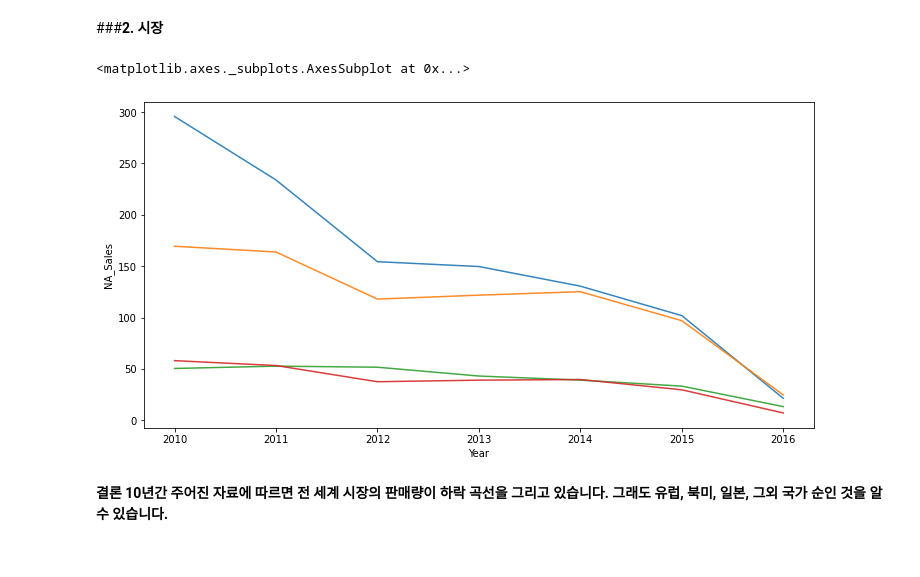
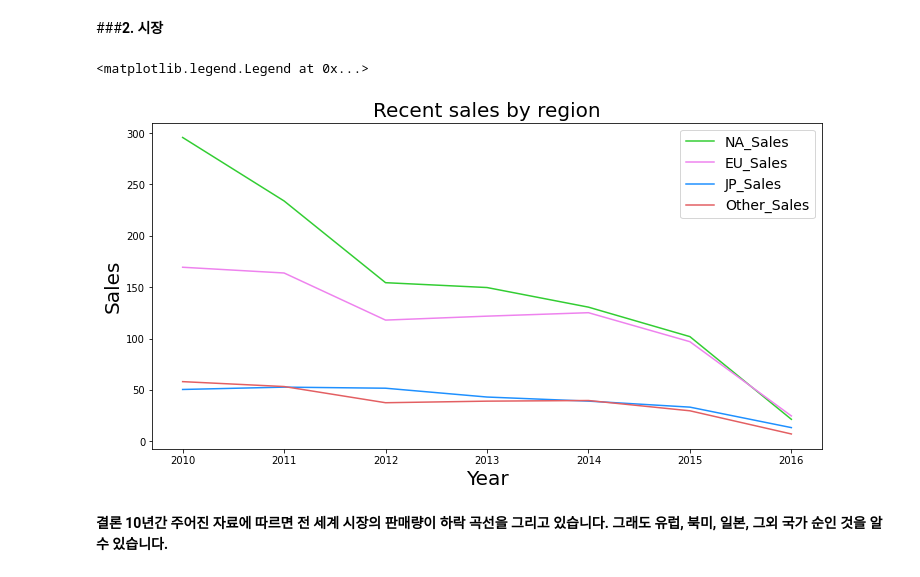
Before and after one commit to okok7272/CodeStatesProject, a Jupyter notebook: Section1/Project1_game_trends.ipynb, the cells around one changed output. Cells and saved outputs as stored; diff of their text form; code cells hidden in the pictures.

```diff
--- a/Section1/Project1_game_trends.ipynb
+++ b/Section1/Project1_game_trends.ipynb
@@ -909,0 +997,9 @@ game_all[wi_cond]
+# %%
+plt.title("Wii Sport의 국가 별 판매량")
+sns.set_palette('pastel')
+C_labels=['NA','EU','JP','Other']
+explode=[0.05, 0.05, 0.05, 0.05]
+wedgeprops={'width': 0.7, 'edgecolor': 'w', 'linewidth': 5}
+
+plt.pie(wii_rto,labels=C_labels,explode=explode,autopct='%.1f%%',shadow=True,wedgeprops=wedgeprops)
+plt.show()
@@ -968,18 +1071,22 @@ new_games = new_game[year_condition2]
 # %%
 ngames_yearNA=new_games.groupby('Year', as_index=False )['NA_Sales'].sum()
 ngames_yearEU=new_games.groupby('Year', as_index=False )['EU_Sales'].sum()
 ngames_yearJP=new_games.groupby('Year', as_index=False )['JP_Sales'].sum()
 ngames_yearOT=new_games.groupby('Year', as_index=False )['Other_Sales'].sum()
 ngames_yearALL=new_games.groupby('Year', as_index=False )['All_Sales'].sum()
 #sns.lineplot(x='Year',y='All_Sales',data=ngames_yearALL,ci=False,alpha=0.9,palette='pastel' )
 plt.figure(figsize=(12,6))
-sns.lineplot(x='Year',y='NA_Sales',data=ngames_yearNA,ci=False,alpha=0.9,palette='pastel' )
-sns.lineplot(x='Year',y='EU_Sales',data=ngames_yearEU,ci=False,alpha=0.9,palette='pastel' )
-sns.lineplot(x='Year',y='JP_Sales',data=ngames_yearJP,ci=False,alpha=0.9,palette='pastel' )
-sns.lineplot(x='Year',y='Other_Sales',data=ngames_yearOT,ci=False,alpha=0.9,palette='pastel' )
+plt.plot(ngames_yearNA.Year,ngames_yearNA.NA_Sales,label='NA_Sales',color='limegreen')
+plt.plot(ngames_yearEU.Year,ngames_yearEU.EU_Sales,label='EU_Sales',color='violet')
+plt.plot(ngames_yearJP.Year,ngames_yearJP.JP_Sales,label='JP_Sales',color='dodgerblue')
+plt.plot(ngames_yearOT.Year,ngames_yearOT.Other_Sales,label='Other_Sales',color='#e35f62',)
+plt.xlabel('Year',fontsize=20)
+plt.ylabel('Sales',fontsize= 20)
+plt.title('Recent sales by region', fontsize= 20)
+plt.legend(fontsize= 14)
 # %% [output]
-<matplotlib.axes._subplots.AxesSubplot at 0x...>
+<matplotlib.legend.Legend at 0x...>
-[figure, old version]
+[figure, new version]
 # %% [markdown]
 **결론 10년간 주어진 자료에 따르면 전 세계 시장의 판매량이 하락 곡선을 그리고 있습니다. 그래도 유럽, 북미, 일본, 그외 국가 순인 것을 알 수 있습니다.**
 # %% [markdown]
```
Also changed, not shown: parts of 18 cells of this notebook.
